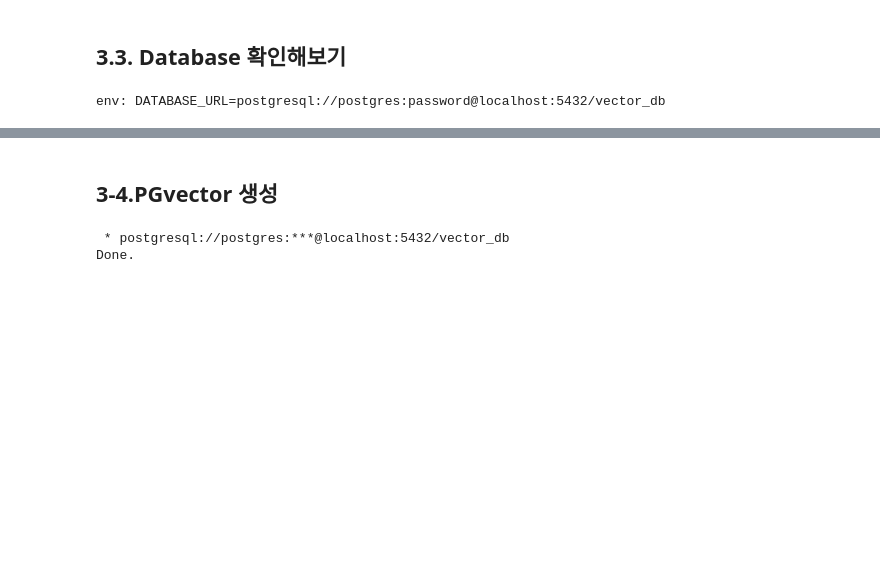
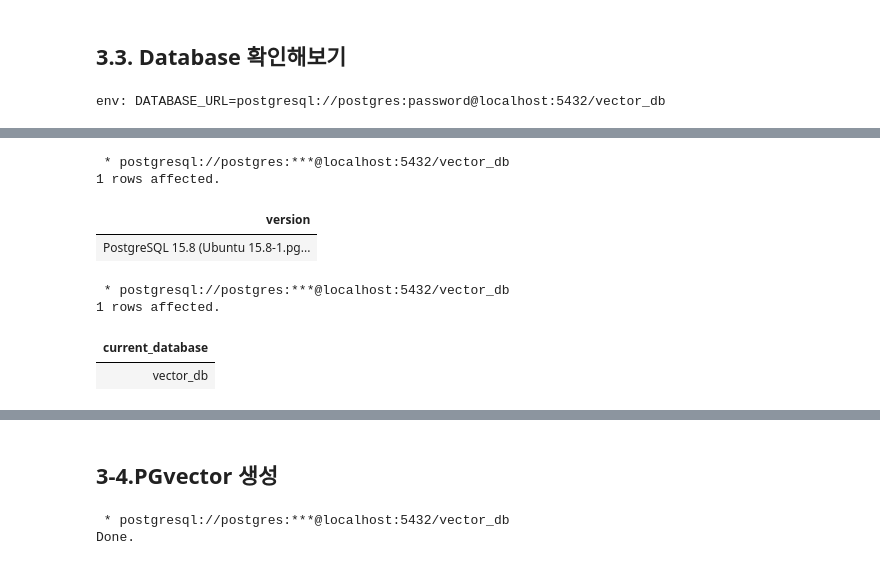
Before and after one commit to Jeremy-su1/LlamaIndex-train, a Jupyter notebook: QnA_using_LlamaIndex.ipynb, the cells around one changed output, grey strips where cells are left out. Saved outputs shown, nothing was run; the diff lists cells and outputs as text; code cells hidden in the pictures; blank space fills up the shorter version.

```diff
--- a/QnA_using_LlamaIndex.ipynb
+++ b/QnA_using_LlamaIndex.ipynb
@@ -416,2 +441,18 @@ env: DATABASE_URL=postgresql://postgres:password@localhost:5432/vector_db
+# %%
+%%sql
+select version();
+# %% [output]
+ * postgresql://postgres:***@localhost:5432/vector_db
+1 rows affected.
+| version |
+| PostgreSQL 15.8 (Ubuntu 15.8-1.pg... |
+# %%
+%%sql
+select current_database();
+# %% [output]
+ * postgresql://postgres:***@localhost:5432/vector_db
+1 rows affected.
+| current_database |
+| vector_db |
 # %%
 # You can start executing postgres sql commands
```
Also changed, not shown: parts of 44 cells of this notebook.
